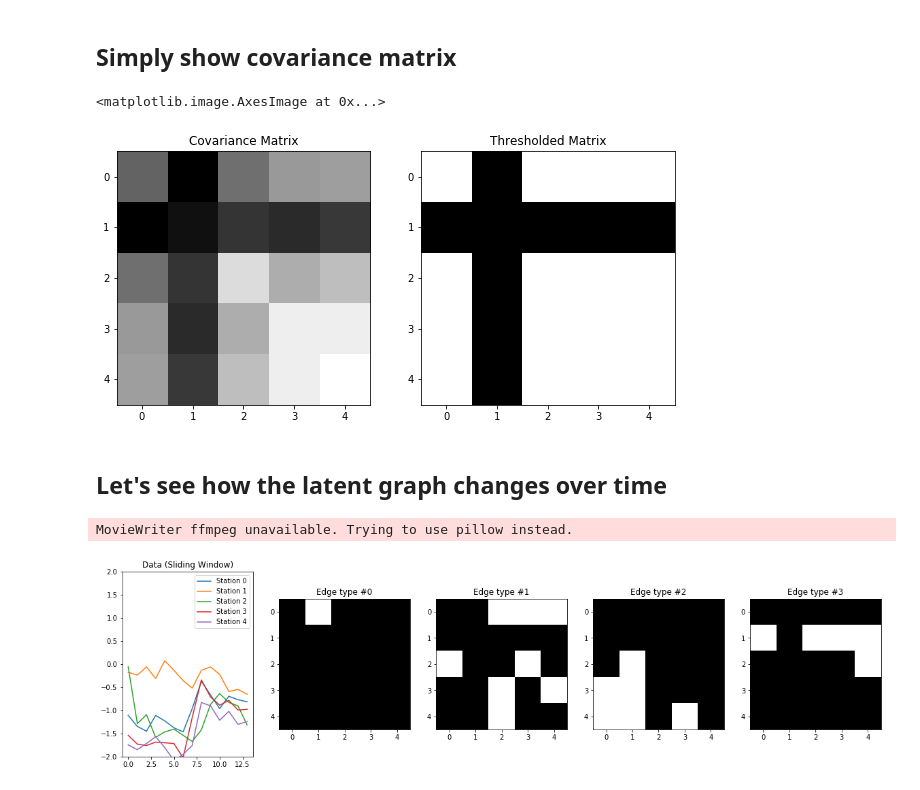
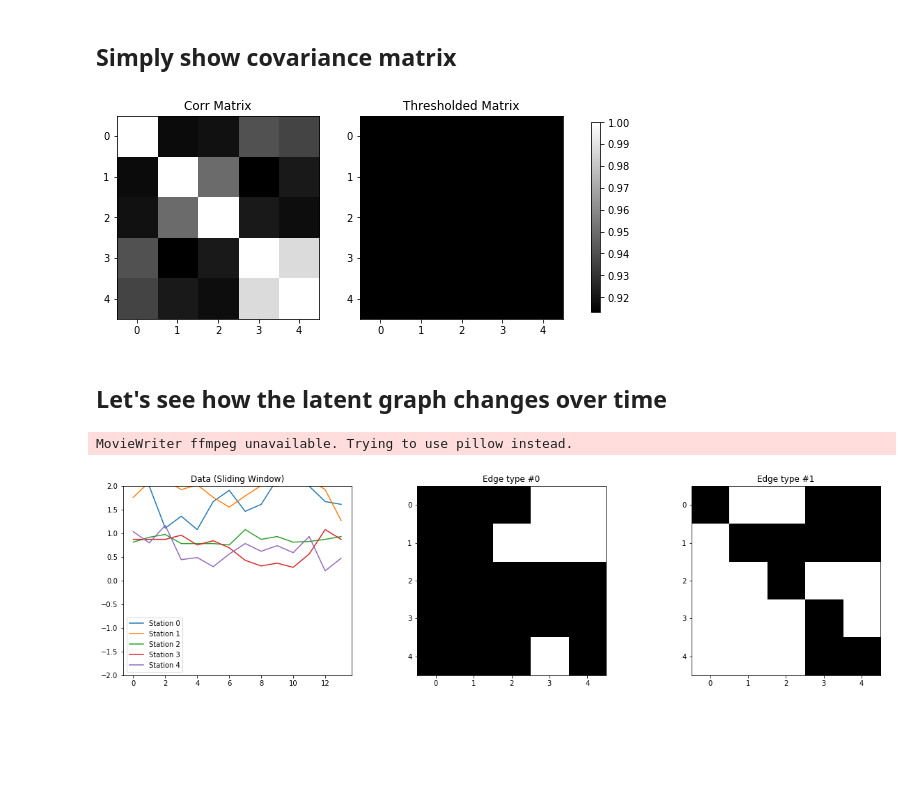
Before and after one commit to PaulUrsulean/LSGM, a Jupyter notebook: notebooks/map_visualization.ipynb, the cells around one changed output. Cells and saved outputs as stored; diff of their text form; code cells hidden in the pictures; blank space fills up the shorter version.

```diff
--- a/notebooks/map_visualization.ipynb
+++ b/notebooks/map_visualization.ipynb
@@ -128,6 +129,7 @@ def get_sample_ids_with_configuration(config_id):
     return sample_ids
 # %%
 # Plot interactions on Map
-sample_id = 7
+sample_id = 300
 plot_configuration(sample_id)
+plt.savefig(f"final_plots/2_sparse_id_{sample_id}_map.png", dpi=200)
 # %% [output]
@@ -160,16 +171,17 @@ fig.colorbar(im, ax=axes.ravel().tolist(), shrink=0.7)
 ## Simply show covariance matrix
 # %%
 fig, ax = plt.subplots(nrows=1, ncols=2, figsize=(10, 5))
-covar = np.cov(data[sample_id, :, :, 0])
-ax[0].set_title("Covariance Matrix")
-ax[0].imshow(covar, cmap='gray', interpolation=None)
+corr = np.corrcoef(data[sample_id, :, :, 0])
+ax[0].set_title("Corr Matrix")
+im = ax[0].imshow(corr, cmap='gray', interpolation=None)
 
 ax[1].set_title("Thresholded Matrix")
-covar_thresh = covar > np.percentile(covar, 30)
-ax[1].imshow(covar_thresh, cmap='gray', interpolation=None)
+corr_thresh = corr > np.percentile(covar, 30)
+ax[1].imshow(corr_thresh, cmap='gray', interpolation=None)
+fig.colorbar(im, ax=ax.ravel().tolist(), shrink=0.7)
+fig.savefig(f"final_plots/corr_id_{sample_id}")
 # %% [output]
-<matplotlib.image.AxesImage at 0x...>
-[figure, old version]
+[figure, new version]
 # %% [markdown]
 ## Let's see how the latent graph changes over time
 # %%
@@ -242,15 +254,13 @@ def update_anim(step):
         graph_plots[i].set_data(graphs[step, i, :, :])
     return (data_plots + graph_plots)
 # %%
-sample_id = 3
-
 fig, axarr = plt.subplots(nrows=1, ncols=n_edge_types + 1, figsize=(20, 5))
 
 sliding_windows, graphs = latent_graph_dynamic(sample_id)
 data_plots, graph_plots = init_anim(sliding_windows[0], graphs[0], axarr=axarr)
 
 ani = FuncAnimation(fig, update_anim, frames=len(graphs), interval=300, blit=True, repeat=True)
-ani.save(f"sample_{sample_id}_anim.gif")
+ani.save(f"final_plots/2_sparse_id_{sample_id}_anim.gif")
 # %% [output]
 MovieWriter ffmpeg unavailable. Trying to use pillow instead.
-[figure, old version]
+[figure, new version]
```
Also changed, not shown: parts of 7 cells of this notebook.
